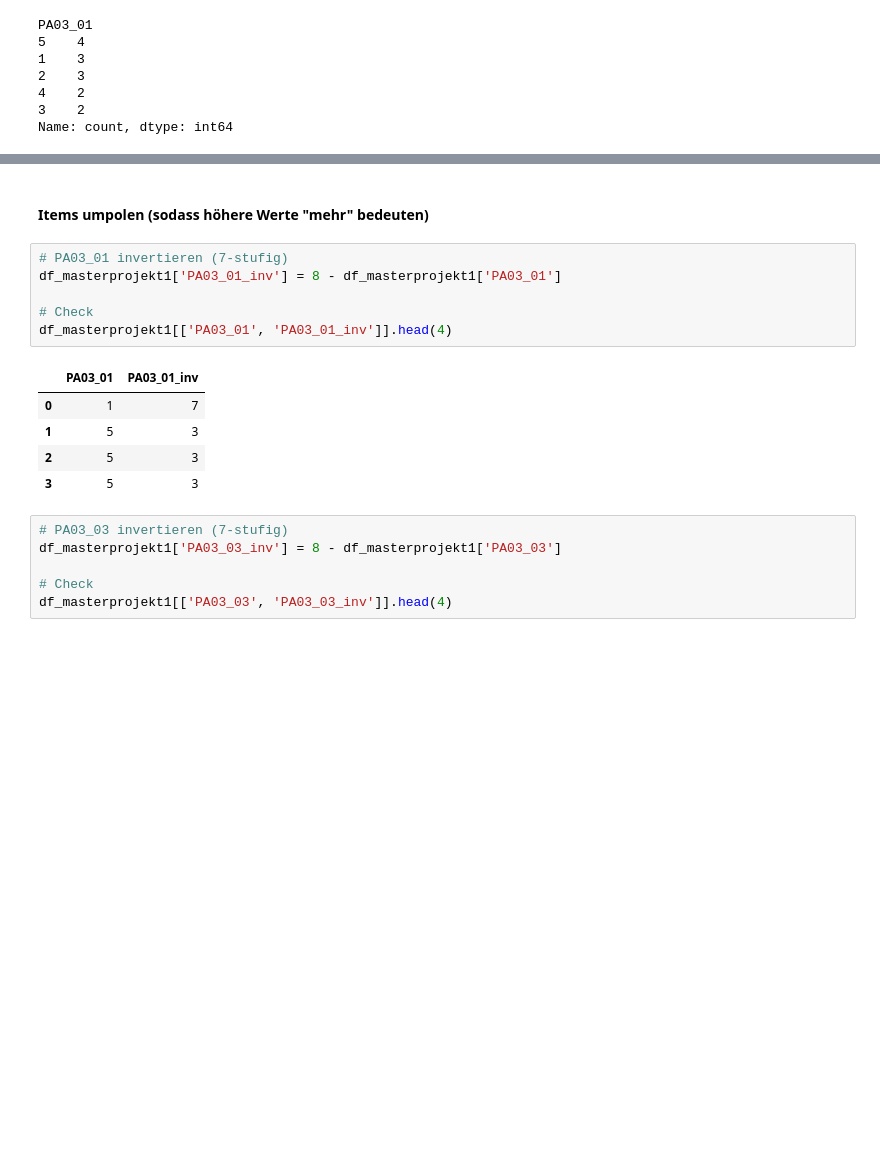
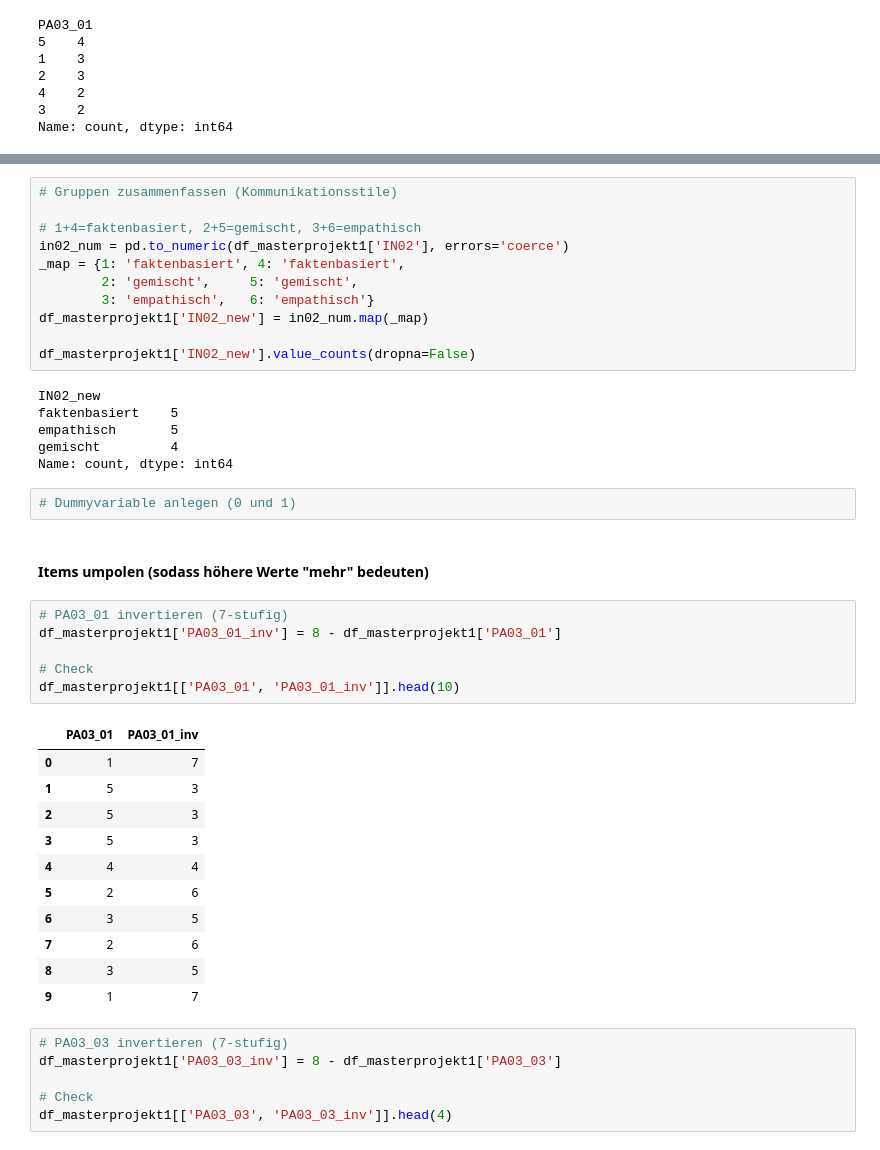
Before and after one commit to lara-polat/KI_Demokratie, a Jupyter notebook: analysis1.ipynb, the cells around one changed output, grey strips where cells are left out. Drawn from its saved outputs; the diff is of its cells as text; blank space fills up the shorter version.

```diff
--- a/analysis1.ipynb
+++ b/analysis1.ipynb
@@ -70,17 +81,42 @@ Name: count, dtype: int64
+# %%
+# Gruppen zusammenfassen (Kommunikationsstile)
+
+# 1+4=faktenbasiert, 2+5=gemischt, 3+6=empathisch
+in02_num = pd.to_numeric(df_masterprojekt1['IN02'], errors='coerce')
+_map = {1: 'faktenbasiert', 4: 'faktenbasiert',
+        2: 'gemischt',     5: 'gemischt',
+        3: 'empathisch',   6: 'empathisch'}
+df_masterprojekt1['IN02_new'] = in02_num.map(_map)
+
+df_masterprojekt1['IN02_new'].value_counts(dropna=False)
+# %% [output]
+IN02_new
+faktenbasiert    5
+empathisch       5
+gemischt         4
+Name: count, dtype: int64
+# %%
+# Dummyvariable anlegen (0 und 1)
 # %% [markdown]
 #### Items umpolen (sodass höhere Werte "mehr" bedeuten)
 # %%
 # PA03_01 invertieren (7-stufig)
 df_masterprojekt1['PA03_01_inv'] = 8 - df_masterprojekt1['PA03_01']
 
 # Check
-df_masterprojekt1[['PA03_01', 'PA03_01_inv']].head(4)
+df_masterprojekt1[['PA03_01', 'PA03_01_inv']].head(10)
 # %% [output]
 |  | PA03_01 | PA03_01_inv |
 | 0 | 1 | 7 |
 | 1 | 5 | 3 |
 | 2 | 5 | 3 |
 | 3 | 5 | 3 |
+| 4 | 4 | 4 |
+| 5 | 2 | 6 |
+| 6 | 3 | 5 |
+| 7 | 2 | 6 |
+| 8 | 3 | 5 |
+| 9 | 1 | 7 |
 # %%
 # PA03_03 invertieren (7-stufig)
 df_masterprojekt1['PA03_03_inv'] = 8 - df_masterprojekt1['PA03_03']
```
Also changed, not shown: parts of 13 cells of this notebook.
